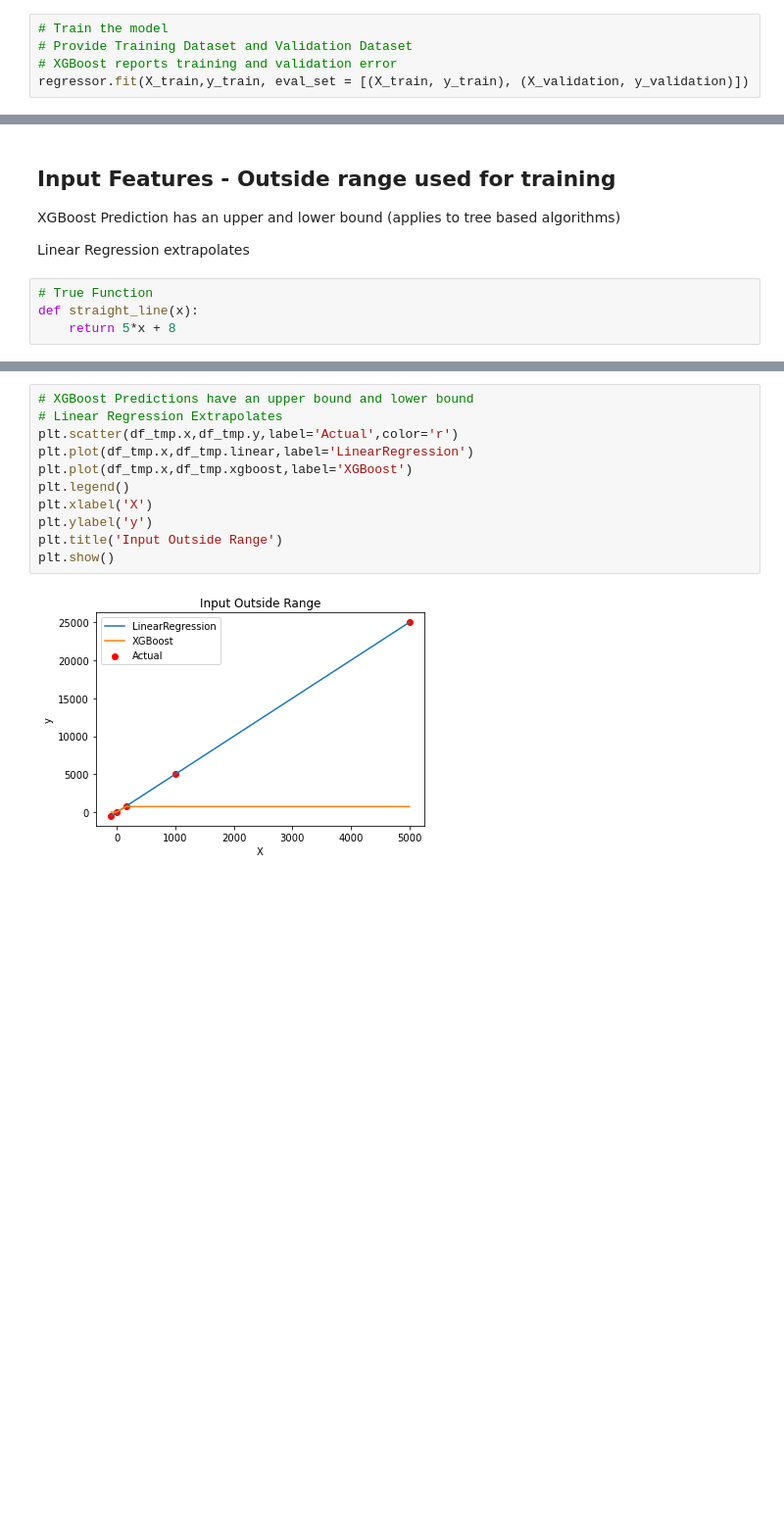
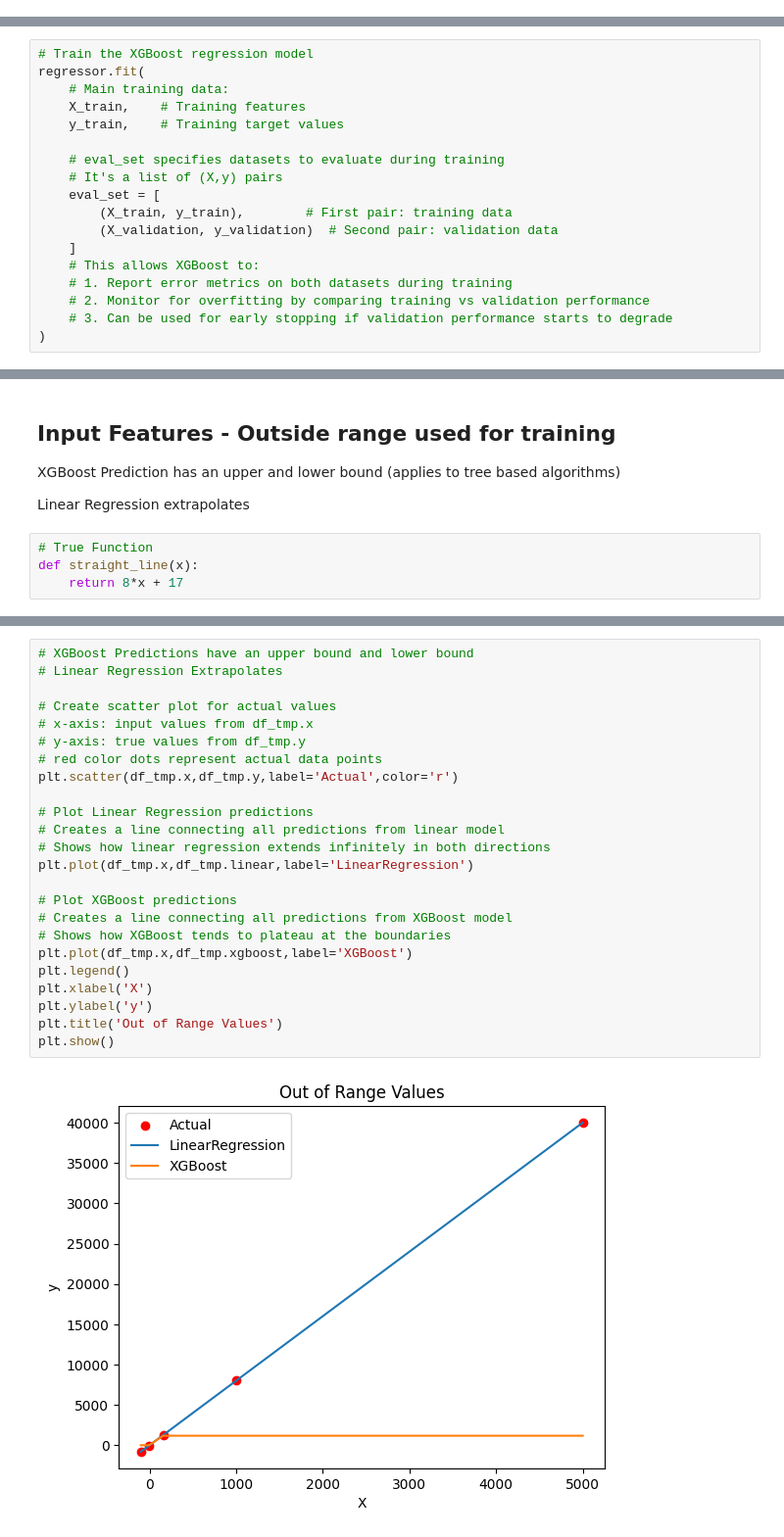
Before and after one commit to christoferson/scikit-learn-demo, a Jupyter notebook: labs-2/001-XGradientBoosting/01/02-linear_xgboost_localmode.ipynb, the cells around one changed output, grey strips where cells are left out. Shown at 98% size. Cells and saved outputs as stored; diff of their text form; blank space fills up the shorter version.

```diff
--- a/labs-2/001-XGradientBoosting/01/02-linear_xgboost_localmode.ipynb
+++ b/labs-2/001-XGradientBoosting/01/02-linear_xgboost_localmode.ipynb
@@ -122,5 +140,0 @@ XGBRegressor(base_score=None, booster=None, colsample_bylevel=None,
-# %%
-# Train the model
-# Provide Training Dataset and Validation Dataset
-# XGBoost reports training and validation error
-regressor.fit(X_train,y_train, eval_set = [(X_train, y_train), (X_validation, y_validation)])
@@ -153,0 +141,18 @@ XGBRegressor(base_score=0.5, booster='gbtree', colsample_bylevel=1,
+# %%
+# Train the XGBoost regression model
+regressor.fit(
+    # Main training data:
+    X_train,    # Training features
+    y_train,    # Training target values
+
+    # eval_set specifies datasets to evaluate during training
+    # It's a list of (X,y) pairs
+    eval_set = [
+        (X_train, y_train),        # First pair: training data
+        (X_validation, y_validation)  # Second pair: validation data
+    ]
+    # This allows XGBoost to:
+    # 1. Report error metrics on both datasets during training
+    # 2. Monitor for overfitting by comparing training vs validation performance
+    # 3. Can be used for early stopping if validation performance starts to degrade
+)
@@ -344,4 +629,4 @@ Linear Regression extrapolates
 # %%
 # True Function
 def straight_line(x):
-    return 5*x + 8
+    return 8*x + 17
@@ -365,15 +666,28 @@ df_tmp
 # %%
 # XGBoost Predictions have an upper bound and lower bound
 # Linear Regression Extrapolates
+
+# Create scatter plot for actual values
+# x-axis: input values from df_tmp.x
+# y-axis: true values from df_tmp.y
+# red color dots represent actual data points
 plt.scatter(df_tmp.x,df_tmp.y,label='Actual',color='r')
+
+# Plot Linear Regression predictions
+# Creates a line connecting all predictions from linear model
+# Shows how linear regression extends infinitely in both directions
 plt.plot(df_tmp.x,df_tmp.linear,label='LinearRegression')
+
+# Plot XGBoost predictions
+# Creates a line connecting all predictions from XGBoost model
+# Shows how XGBoost tends to plateau at the boundaries
 plt.plot(df_tmp.x,df_tmp.xgboost,label='XGBoost')
 plt.legend()
 plt.xlabel('X')
 plt.ylabel('y')
-plt.title('Input Outside Range')
+plt.title('Out of Range Values')
 plt.show()
 # %% [output]
-[figure, old version]
+[figure, new version]
 # %%
 # X is inside range of training samples
```
Also changed, not shown: parts of 47 cells of this notebook.
